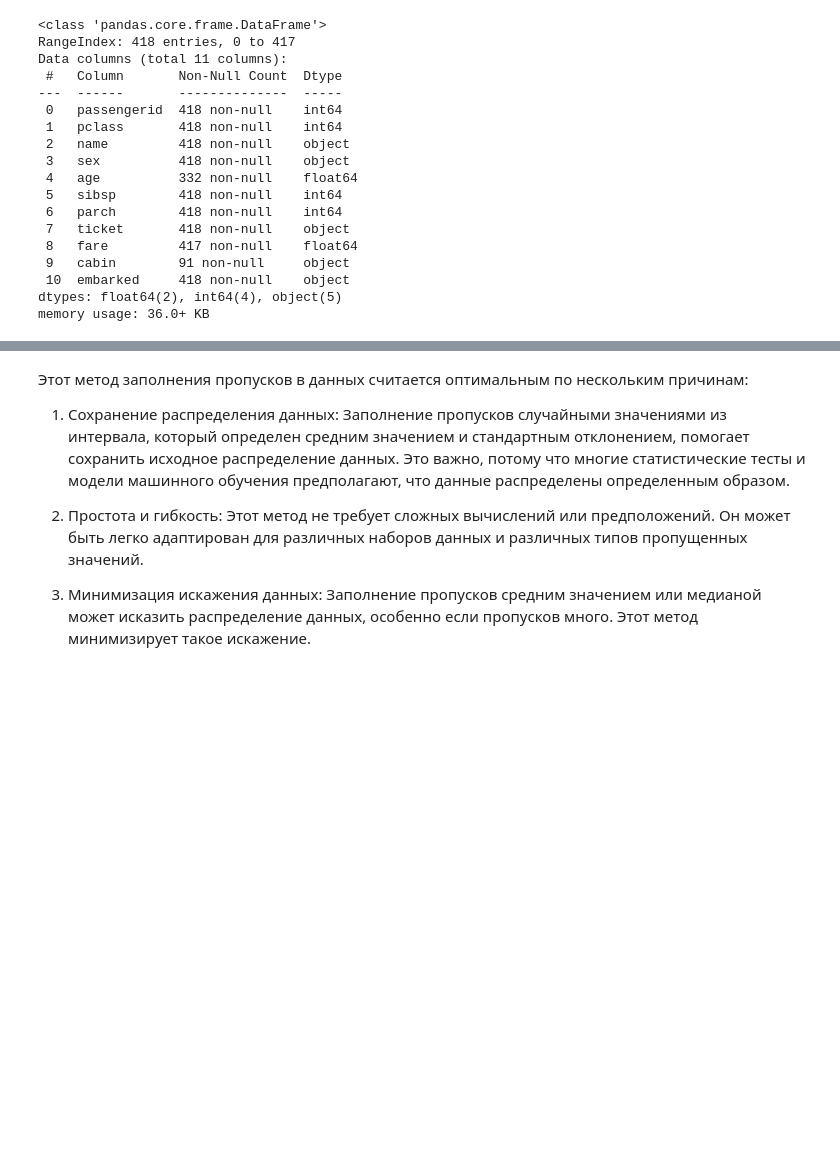
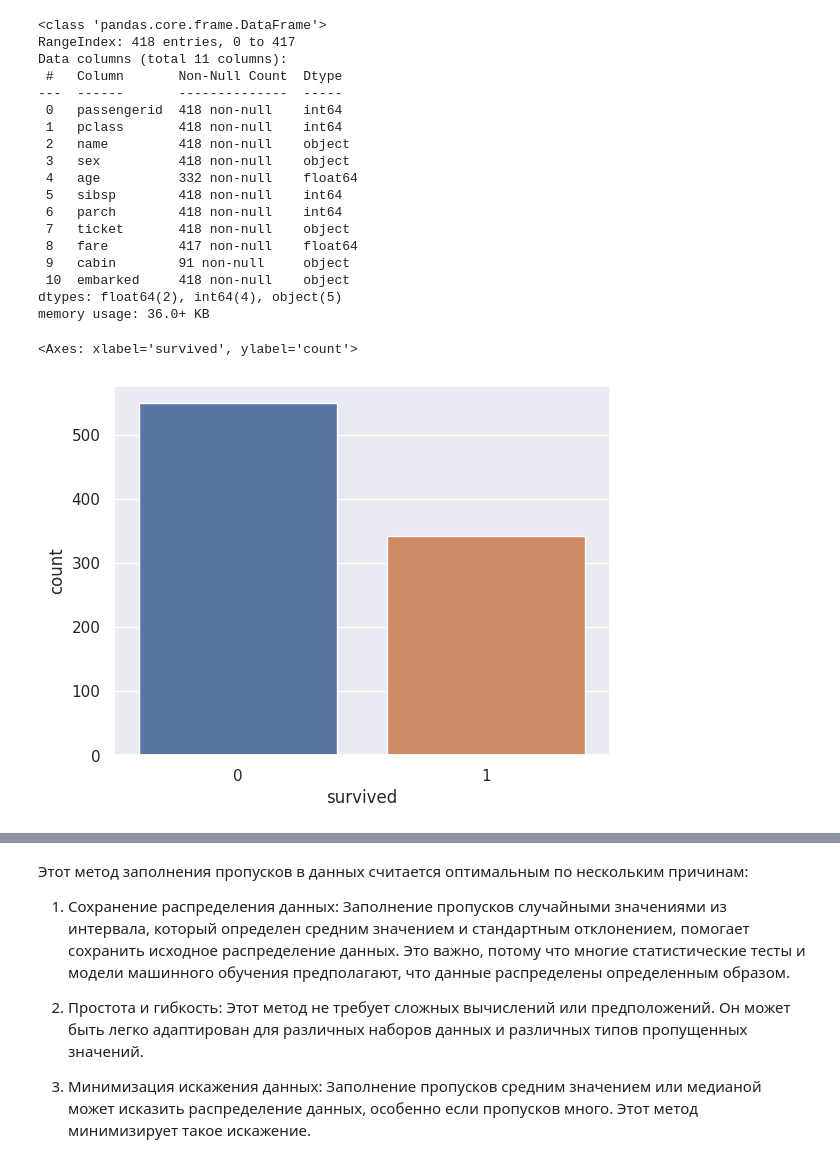
Before and after one commit to Ankudar/kaggle, a Jupyter notebook: titanic.ipynb, the cells around one changed output, grey strips where cells are left out. Saved outputs shown, nothing was run; the diff lists cells and outputs as text; code cells hidden in the pictures; blank space fills up the shorter version.

```diff
--- a/titanic.ipynb
+++ b/titanic.ipynb
@@ -80,15 +100,9 @@ Data columns (total 11 columns):
  10  embarked     418 non-null    object
 dtypes: float64(2), int64(4), object(5)
 memory usage: 36.0+ KB
-# %%
-# есть несколько столбоц которые можно объединить в одну категорию - семья
-train_data['family'] = train_data['sibsp'] + train_data['parch']
-test_data['family'] = test_data['sibsp'] + test_data['parch']
-
-# либо указать, что человек 1 без семьи
-train_data['is_alone'] = train_data['family'] == 0
-test_data['is_alone'] = test_data['family'] == 0
-
-# в столбце cabin слишком много пропущенных значений - удаляем эти данные, т.к. не сможем восстановить
-train_data = train_data.drop(['cabin'], axis=1)
-test_data = test_data.drop(['cabin'], axis=1)
+# %%
+#посмотрим теперь на общую выживаемость
+sns.countplot(data=train_data, x='survived')
+# %% [output]
+<Axes: xlabel='survived', ylabel='count'>
+[figure, added]
```
Also changed, not shown: parts of 60 cells of this notebook.
